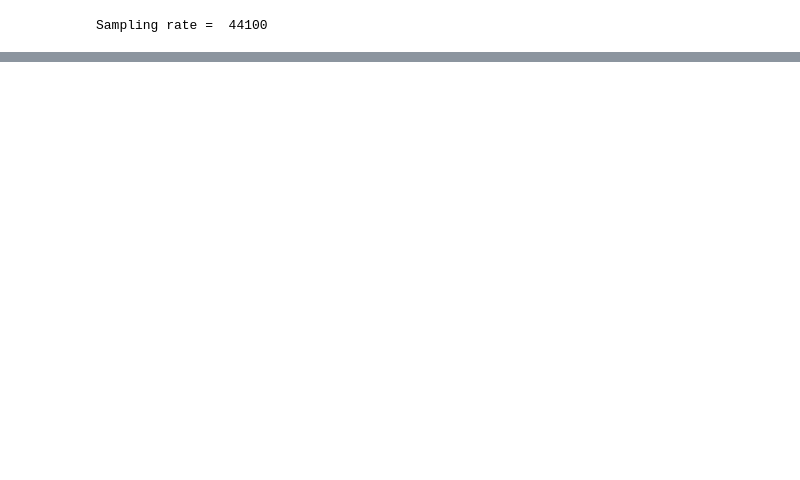
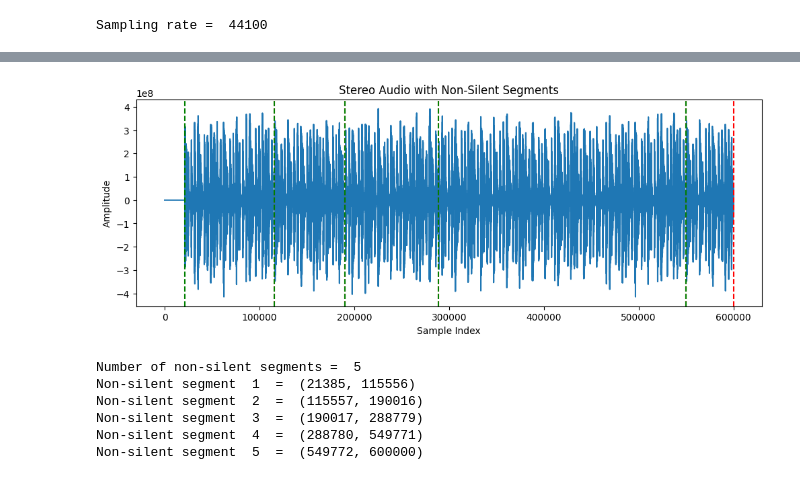
Before and after one commit to gunhee-c/Multitrack-Compress, a Jupyter notebook: sandbox.ipynb, the cells around one changed output, grey strips where cells are left out. Cells and saved outputs as stored; diff of their text form; code cells hidden in the pictures; blank space fills up the shorter version.

```diff
--- a/sandbox.ipynb
+++ b/sandbox.ipynb
@@ -33,0 +34,68 @@ array([[0., 0.],
+# %%
+import soundfile as sf
+import numpy as np
+import matplotlib.pyplot as plt
+
+def find_non_silent_segments(data, samplerate, silence_threshold, min_duration=0.1):
+    """Find non-silent segments in the stereo audio data."""
+    # Calculate the minimum length for a segment based on minimum duration
+    min_segment_length = int(samplerate * min_duration)/4
+
+    # Combine stereo channels by averaging
+    combined_data = np.mean(data, axis=1)
+
+    # Initialize variables
+    segments = []
+    start_index = None
+
+    # Iterate over the combined audio data
+    for i, sample in enumerate(combined_data):
+        if abs(sample) > silence_threshold:
+            if start_index is None:
+                start_index = i
+        else:
+            if start_index is not None and i - start_index > min_segment_length:
+                segments.append((start_index, i))
+                start_index = None
+
+    # Check for the last segment
+    if start_index is not None and len(combined_data) - start_index > min_segment_length:
+        segments.append((start_index, len(combined_data)))
+
+    return segments
+
+# Load the audio file
+#data, samplerate = sf.read('yourfile.wav')
+
+# Define the silence threshold
+silence_threshold = 0.001  # Adjust this based on your audio
+
+# Find non-silent segments
+non_silent_segments = find_non_silent_segments(sample, samplerate, silence_threshold)
+
+# Print and visualize segments
+plt.figure(figsize=(12, 4))
+plt.plot(np.mean(sample, axis=1), label="Combined Audio Waveform")
+for start, end in non_silent_segments:
+    plt.axvline(x=start, color='green', linestyle='--', label="Segment Start")
+    plt.axvline(x=end, color='red', linestyle='--', label="Segment End")
+    #print(f"Non-silent segment: Start = {start}, End = {end}")
+
+plt.title("Stereo Audio with Non-Silent Segments")
+plt.xlabel("Sample Index")
+plt.ylabel("Amplitude")
+#plt.legend()
+plt.show()
+# %% [output]
+[figure, added]
+# %%
+print('Number of non-silent segments = ', len(non_silent_segments))
+for i in range(len(non_silent_segments)):
+    print('Non-silent segment ', i+1, ' = ', non_silent_segments[i])
+# %% [output]
+Number of non-silent segments =  5
+Non-silent segment  1  =  (21385, 115556)
+Non-silent segment  2  =  (115557, 190016)
+Non-silent segment  3  =  (190017, 288779)
+Non-silent segment  4  =  (288780, 549771)
+Non-silent segment  5  =  (549772, 600000)
```
Also changed, not shown: parts of 5 cells of this notebook.
